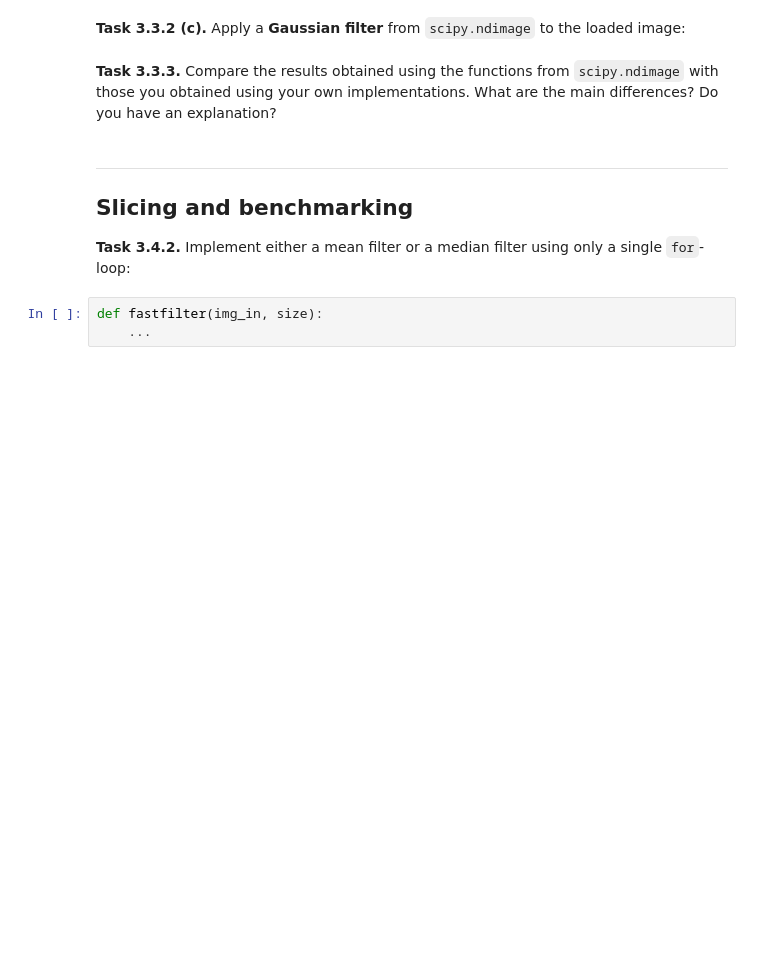
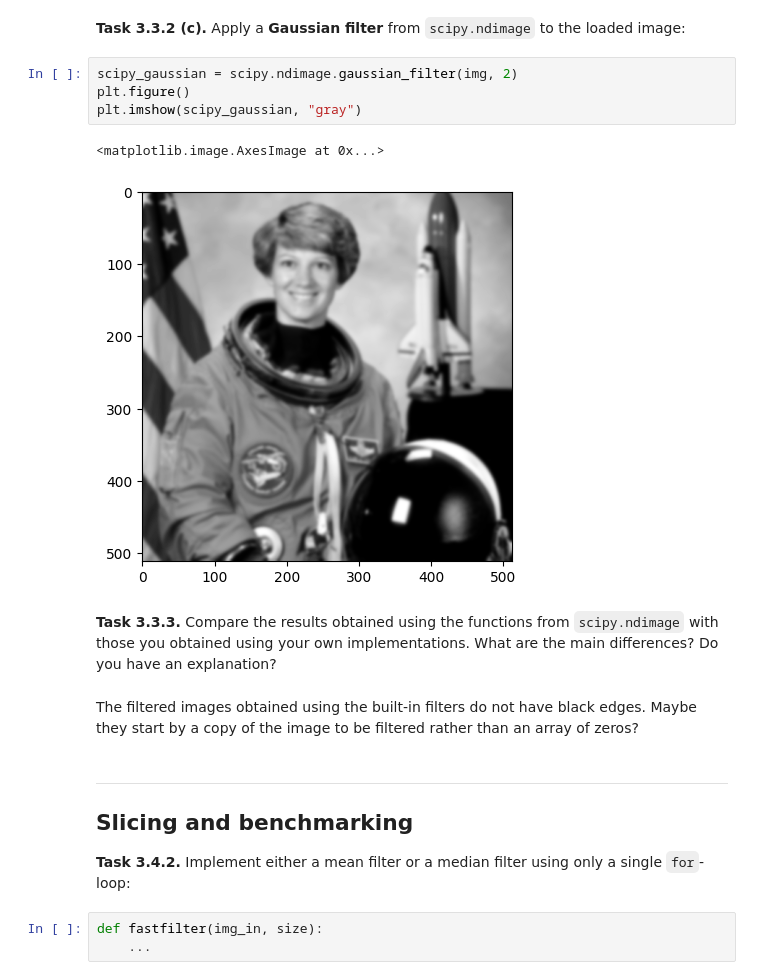
Before and after one commit to balint-bozoki/mobi-fs3-python, a Jupyter notebook: task3.ipynb, the cells around one changed output. Saved outputs shown, nothing was run; the diff lists cells and outputs as text; blank space fills up the shorter version.

```diff
--- a/task3.ipynb
+++ b/task3.ipynb
@@ -93,7 +109,16 @@ assert numpy.allclose(median_ref, median_test, atol=1/255)
 # %% [markdown]
 **<a id="#">Task 3.3.2 (c).</a>** Apply a **Gaussian filter** from `scipy.ndimage` to the loaded image:
+# %%
+scipy_gaussian = scipy.ndimage.gaussian_filter(img, 2)
+plt.figure()
+plt.imshow(scipy_gaussian, "gray")
+# %% [output]
+<matplotlib.image.AxesImage at 0x...>
+[figure, added]
 # %% [markdown]
 **<a id="#">Task 3.3.3.</a>** Compare the results obtained using the functions from `scipy.ndimage` with those you obtained using your own implementations. What are the main differences? Do you have an explanation?
+# %% [markdown]
+The filtered images obtained using the built-in filters do not have black edges. Maybe they start by a copy of the image to be filtered rather than an array of zeros?
 # %% [markdown]
 ---
 
```
Also changed, not shown: parts of 5 cells of this notebook.
